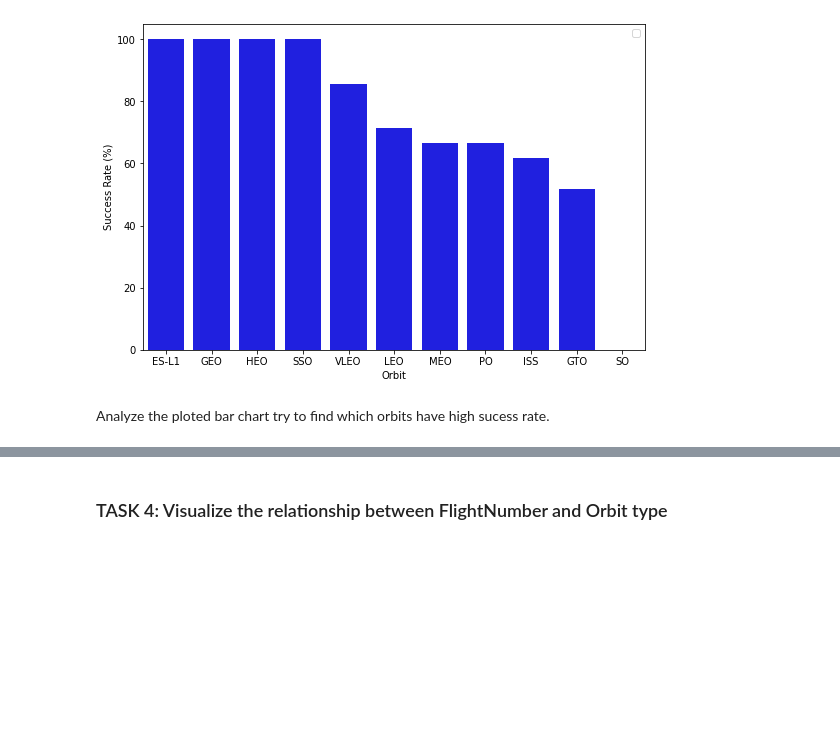
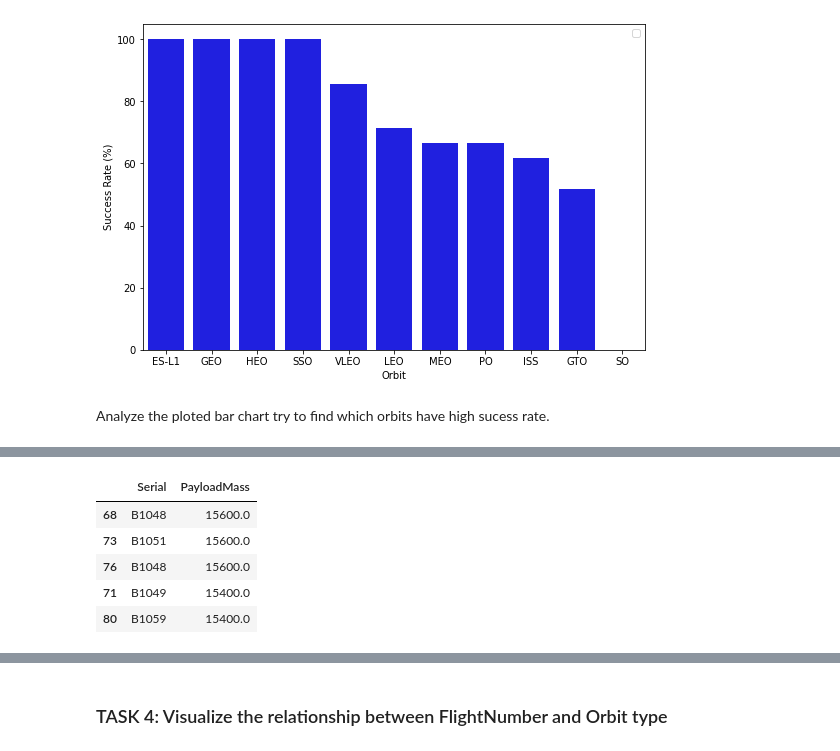
Before and after one commit to JAMESCUDERO/Marathon, a Jupyter notebook: 5_EDA_with_Data_Visualisation.ipynb, the cells around one changed output, grey strips where cells are left out. Cells and saved outputs as stored; diff of their text form; code cells hidden in the pictures; blank space fills up the shorter version.

```diff
--- a/5_EDA_with_Data_Visualisation.ipynb
+++ b/5_EDA_with_Data_Visualisation.ipynb
@@ -252,0 +328,4 @@ Analyze the ploted bar chart try to find which orbits have high sucess rate.
+# %%
+convert_dict = {'Year': int,
+                'Mes': int }
+df = df_5.astype(convert_dict)
@@ -252,0 +352,12 @@ Analyze the ploted bar chart try to find which orbits have high sucess rate.
+# %%
+dfserial = df[['Serial','PayloadMass']]
+# %%
+by_max = dfserial.sort_values('PayloadMass',ascending=False)
+by_max.head()
+# %% [output]
+|  | Serial | PayloadMass |
+| 68 | B1048 | 15600.0 |
+| 73 | B1051 | 15600.0 |
+| 76 | B1048 | 15600.0 |
+| 71 | B1049 | 15400.0 |
+| 80 | B1059 | 15400.0 |
```
Also changed, not shown: parts of 12 cells of this notebook.
